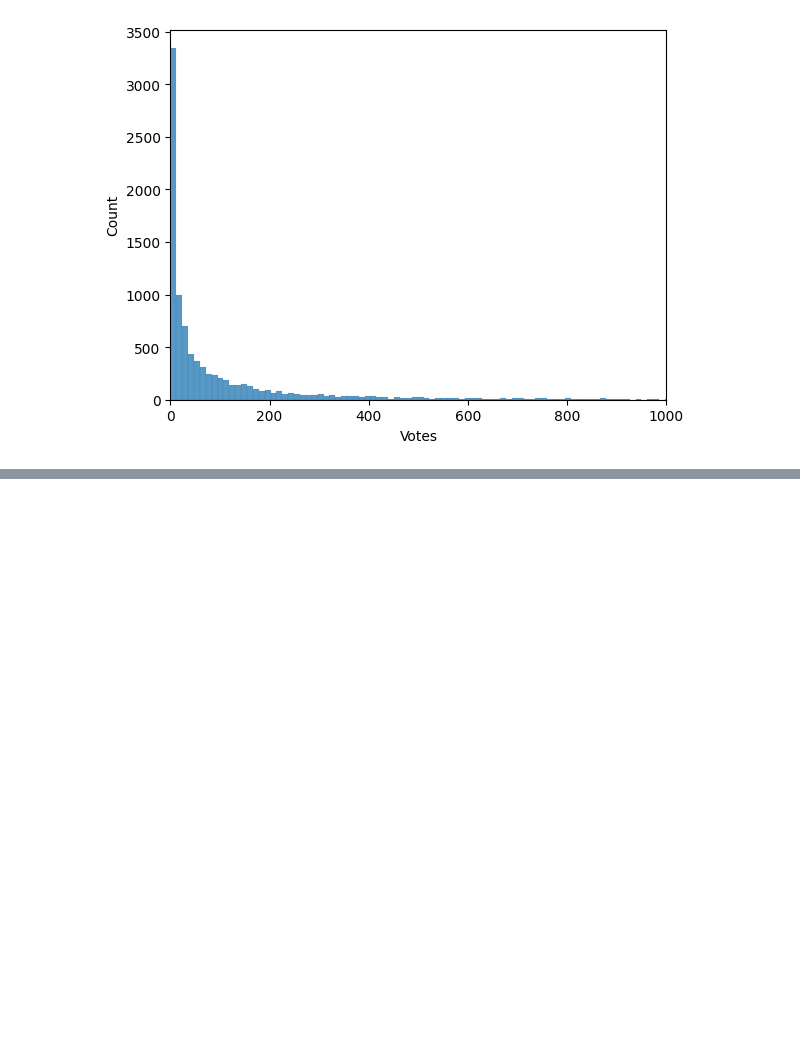
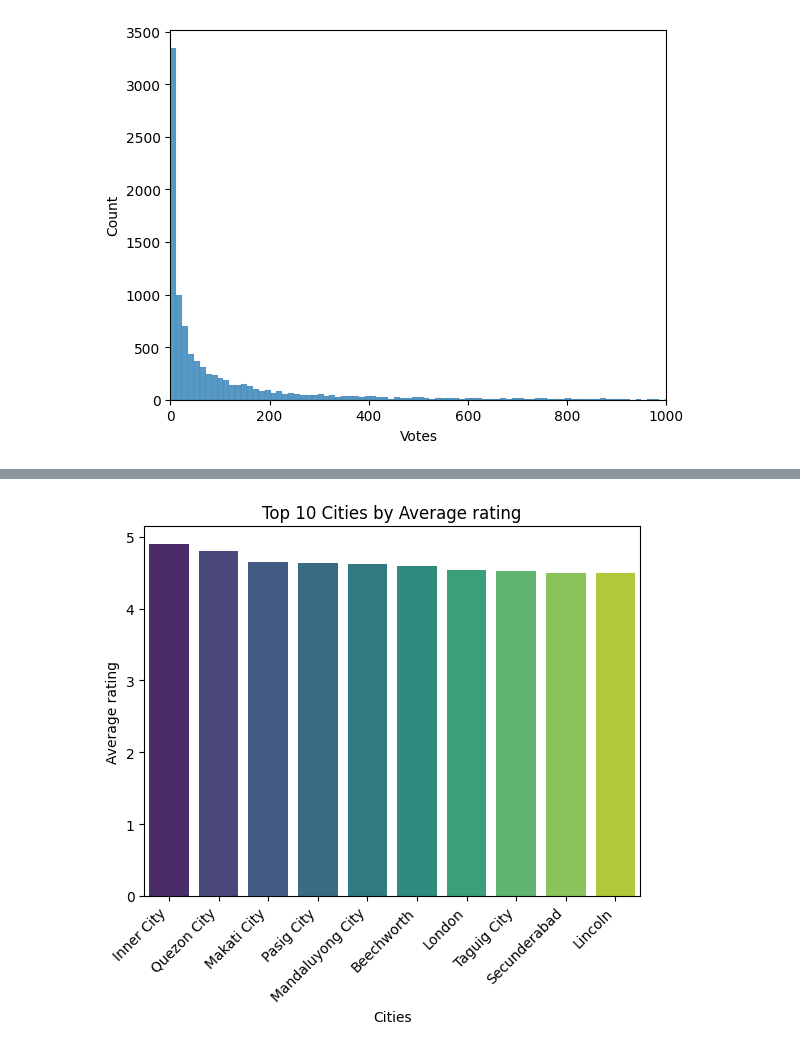
Before and after one commit to Suray-27/Restaurant-Analysis, a Jupyter notebook: Restaurant_analysis.ipynb, the cells around one changed output, grey strips where cells are left out. Cells and saved outputs as stored; diff of their text form; code cells hidden in the pictures; blank space fills up the shorter version.

```diff
--- a/Restaurant_analysis.ipynb
+++ b/Restaurant_analysis.ipynb
@@ -530,0 +534,13 @@ Name: Aggregate rating, dtype: float64
+# %%
+city_avg = cuisine_df.groupby('City')['Aggregate rating'].mean().reset_index()
+city_avg.columns = ['city','average_rating']
+city_avg = city_avg.sort_values(by = 'average_rating', ascending= False).head(10)
+
+sns.barplot(x = city_avg['city'],y = city_avg['average_rating'],palette = 'viridis', hue = city_avg['city'])
+plt.title('Top 10 Cities by Average rating')
+plt.ylabel('Average rating')
+plt.xticks(rotation = 45, ha = 'right')
+plt.xlabel('Cities')
+plt.show()
+# %% [output]
+[figure, added]
```
Also changed, not shown: parts of 11 cells of this notebook.
